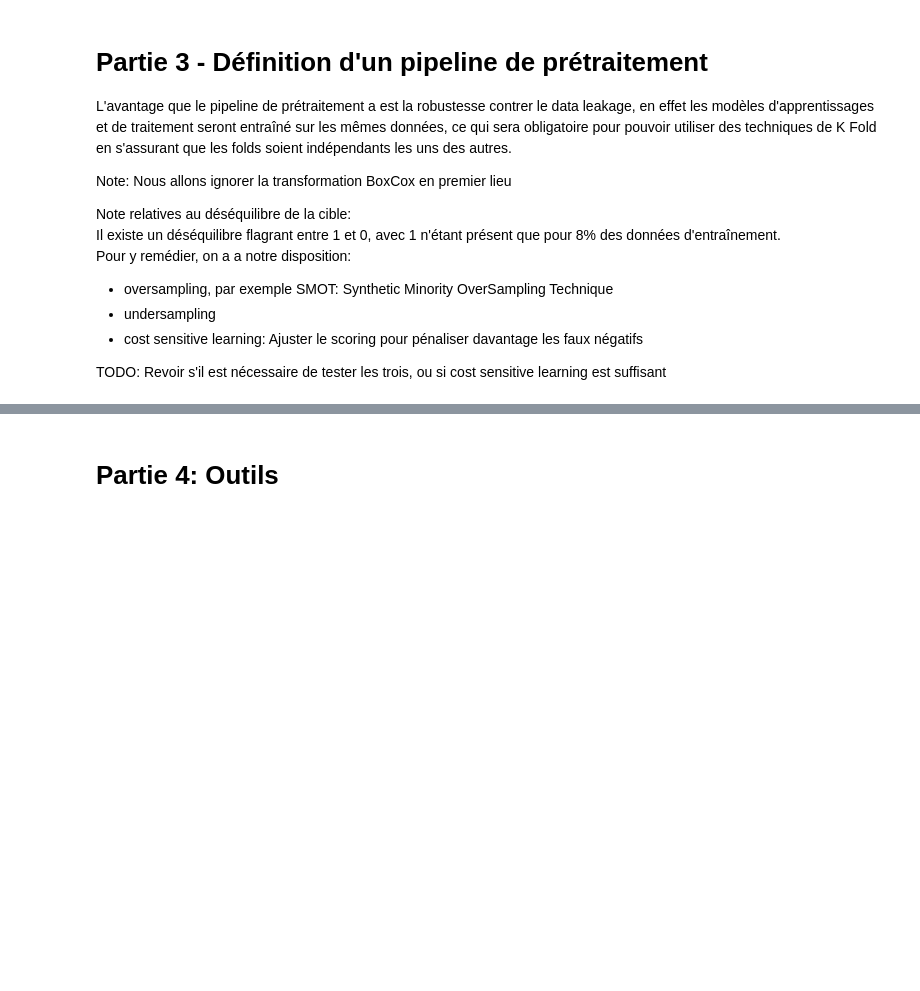
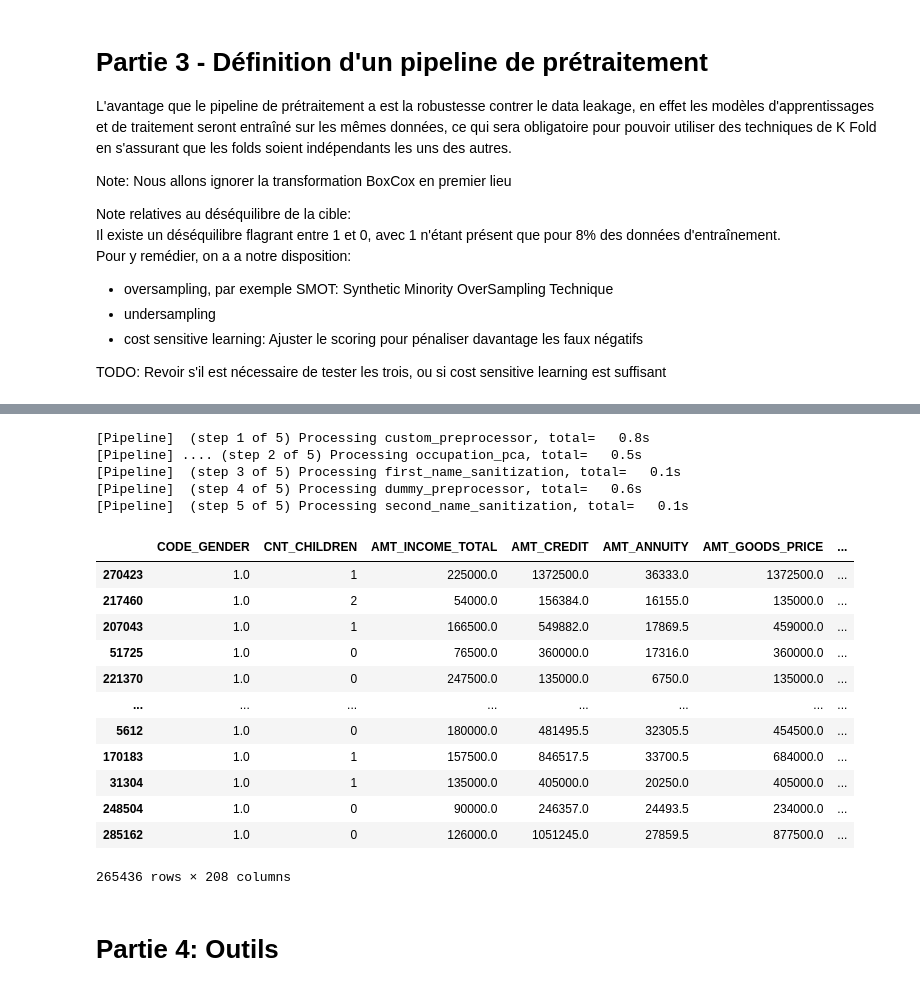
Before and after one commit to gndu91/p7, a Jupyter notebook: deliverables/GHOUL_Nadir_2_notebook_modélisation.ipynb, the cells around one changed output, grey strips where cells are left out. Drawn from its saved outputs; the diff is of its cells as text; code cells hidden in the pictures; blank space fills up the shorter version.

```diff
--- a/deliverables/GHOUL_Nadir_2_notebook_modélisation.ipynb
+++ b/deliverables/GHOUL_Nadir_2_notebook_modélisation.ipynb
@@ -412,13 +471,11 @@ def copy_and_return_x[T, U](callback: Callable[[T, U], None]) -> Callable[[T, U]
 @FunctionTransformer
 @copy_and_return_x
 def custom_preprocessor(X, y=None) -> None:
-    X = pd.concat([X.set_index('SK_ID_CURR'), cc_agg])
-
     # On commence par réparer l'erreur que nous avons vu à l'étape d'Analyse Exploratoire
     X['DAYS_EMPLOYED'] = X['DAYS_EMPLOYED'].replace({365243: np.nan})
 
     # On va ensuite supprimer la variable identifiant
-    # X.pop('SK_ID_CURR')  # TODO: Check for this
+    X.pop('SK_ID_CURR')  # TODO: Check for this
 
     # On va enfin traiter les valeurs catégorielles
 
@@ -427,33 +484,52 @@ def custom_preprocessor(X, y=None) -> None:
 
     for flag_name in X.columns[X.columns.str.startswith('FLAG_')]:
         values = set(X[flag_name])
         if {0, 1} - values:
             continue
         if {"Y", "N"} - values:
             X[flag_name] = X[flag_name].map({'Y': 1, 'N': 0})
         else:
             raise RuntimeError(flag_name, values)
 
 
 @FunctionTransformer
 @copy_and_return_x
 def sanitize_feature_names(x, y=None):
     x.columns = [re.sub(r'[^A-Za-z0-9_]+', '', str(col)) for col in x.columns.tolist()]
 
 
 # 2. Build the pipeline
 preprocessing_pipeline = Pipeline([
     ('custom_preprocessor', custom_preprocessor),
     ('occupation_pca', OccupationPCA()),
     ('first_name_sanitization', deepcopy(sanitize_feature_names)),
     ('dummy_preprocessor', CategoricalEncoder(handle_unknown='ignore', sparse_output=False)),
     ('second_name_sanitization', deepcopy(sanitize_feature_names)),
 ], verbose=True)
 
 # We try to see if the pipeline works as expected
 X_train = train.copy()
 y_train = X_train.pop('TARGET')
 deepcopy(preprocessing_pipeline).fit_transform(X_train, y_train)
+# %% [output]
+[Pipeline]  (step 1 of 5) Processing custom_preprocessor, total=   0.8s
+[Pipeline] .... (step 2 of 5) Processing occupation_pca, total=   0.5s
+[Pipeline]  (step 3 of 5) Processing first_name_sanitization, total=   0.1s
+[Pipeline]  (step 4 of 5) Processing dummy_preprocessor, total=   0.6s
+[Pipeline]  (step 5 of 5) Processing second_name_sanitization, total=   0.1s
+|  | CODE_GENDER | CNT_CHILDREN | AMT_INCOME_TOTAL | AMT_CREDIT | AMT_ANNUITY | AMT_GOODS_PRICE | ... |
+| 270423 | 1.0 | 1 | 225000.0 | 1372500.0 | 36333.0 | 1372500.0 | ... |
+| 217460 | 1.0 | 2 | 54000.0 | 156384.0 | 16155.0 | 135000.0 | ... |
+| 207043 | 1.0 | 1 | 166500.0 | 549882.0 | 17869.5 | 459000.0 | ... |
+| 51725 | 1.0 | 0 | 76500.0 | 360000.0 | 17316.0 | 360000.0 | ... |
+| 221370 | 1.0 | 0 | 247500.0 | 135000.0 | 6750.0 | 135000.0 | ... |
+| ... | ... | ... | ... | ... | ... | ... | ... |
+| 5612 | 1.0 | 0 | 180000.0 | 481495.5 | 32305.5 | 454500.0 | ... |
+| 170183 | 1.0 | 1 | 157500.0 | 846517.5 | 33700.5 | 684000.0 | ... |
+| 31304 | 1.0 | 1 | 135000.0 | 405000.0 | 20250.0 | 405000.0 | ... |
+| 248504 | 1.0 | 0 | 90000.0 | 246357.0 | 24493.5 | 234000.0 | ... |
+| 285162 | 1.0 | 0 | 126000.0 | 1051245.0 | 27859.5 | 877500.0 | ... |
+265436 rows × 208 columns
 # %% [markdown]
 # Partie 4: Outils
 # %%
```
Also changed, not shown: parts of 15 cells of this notebook.
